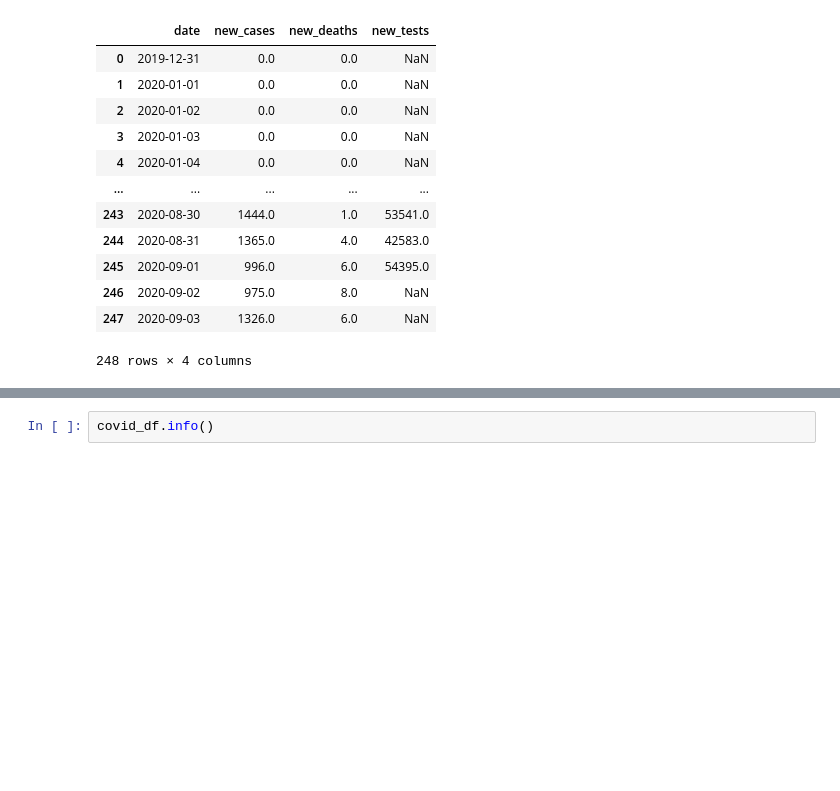
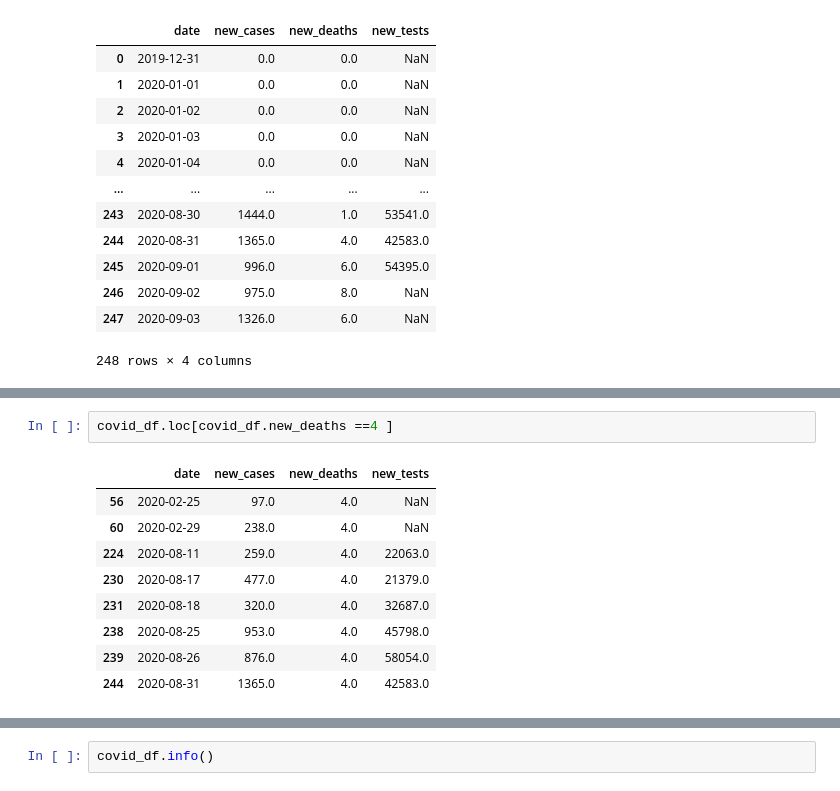
Before and after one commit to ahurara/Python_libraries-Data-Analysis-Zero-to-Panda-, a Jupyter notebook: panda.ipynb, the cells around one changed output, grey strips where cells are left out. Cells and saved outputs as stored; diff of their text form; blank space fills up the shorter version.

```diff
--- a/panda.ipynb
+++ b/panda.ipynb
@@ -33,0 +59,12 @@ covid_df
+# %%
+covid_df.loc[covid_df.new_deaths ==4 ]
+# %% [output]
+|  | date | new_cases | new_deaths | new_tests |
+| 56 | 2020-02-25 | 97.0 | 4.0 | NaN |
+| 60 | 2020-02-29 | 238.0 | 4.0 | NaN |
+| 224 | 2020-08-11 | 259.0 | 4.0 | 22063.0 |
+| 230 | 2020-08-17 | 477.0 | 4.0 | 21379.0 |
+| 231 | 2020-08-18 | 320.0 | 4.0 | 32687.0 |
+| 238 | 2020-08-25 | 953.0 | 4.0 | 45798.0 |
+| 239 | 2020-08-26 | 876.0 | 4.0 | 58054.0 |
+| 244 | 2020-08-31 | 1365.0 | 4.0 | 42583.0 |
```
Also changed, not shown: parts of 5 cells of this notebook.
